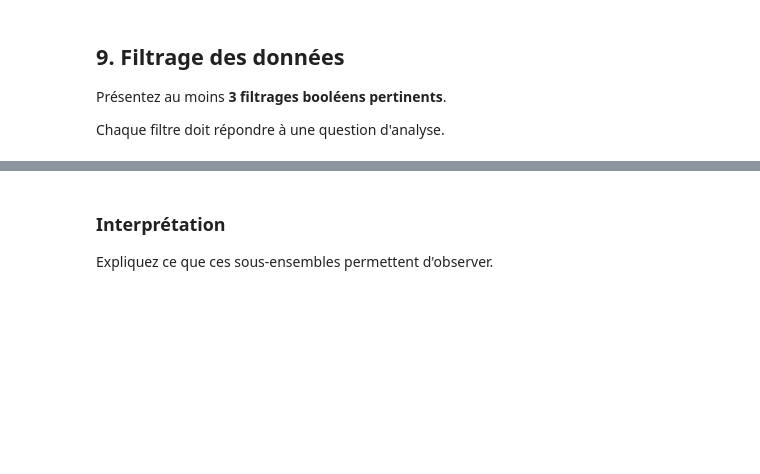
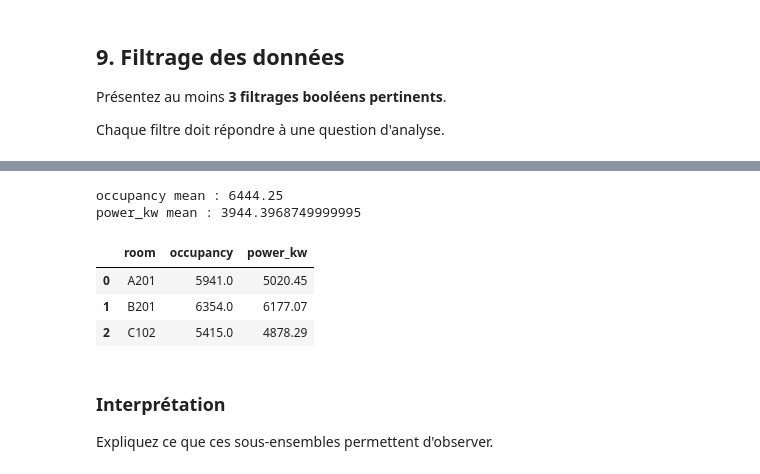
Before and after one commit to Guerre450/collecte-tp3-420-514-MV, a Jupyter notebook: TP3_EDA_DA1_DA2_DA3.ipynb, the cells around one changed output, grey strips where cells are left out. Saved outputs shown, nothing was run; the diff lists cells and outputs as text; code cells hidden in the pictures; blank space fills up the shorter version.

```diff
--- a/TP3_EDA_DA1_DA2_DA3.ipynb
+++ b/TP3_EDA_DA1_DA2_DA3.ipynb
@@ -358,3 +412,25 @@ Chaque filtre doit répondre à une question d'analyse.
+# %%
+# salle dont l'occupation est plus bas que la moyenne mais la consommation est plus haute.
+df_group = df.groupby(["room"])
+mean_occupancy = df_group["occupancy"].sum().mean()
+print("occupancy", "mean", ":", mean_occupancy)
+df_bool = df_group["occupancy"].sum() < mean_occupancy
+df_result = df_group["occupancy"].sum()[df_bool].reset_index()
+
+df_group2 = df.groupby(["room"])
+mean_powerkw = df_group2["power_kw"].sum().mean()
+print("power_kw","mean", ":", mean_powerkw)
+df_bool2 = df_group2["power_kw"].sum() > mean_powerkw
+df_result2 = df_group2["power_kw"].sum()[df_bool2].reset_index()
+
+pd.merge(df_result,df_result2, how='inner', on="room")
+# %% [output]
+occupancy mean : 6444.25
+power_kw mean : 3944.3968749999995
+|  | room | occupancy | power_kw |
+| 0 | A201 | 5941.0 | 5020.45 |
+| 1 | B201 | 6354.0 | 6177.07 |
+| 2 | C102 | 5415.0 | 4878.29 |
 # %% [markdown]
 ### Interprétation
 
```
Also changed, not shown: parts of 4 cells of this notebook.
